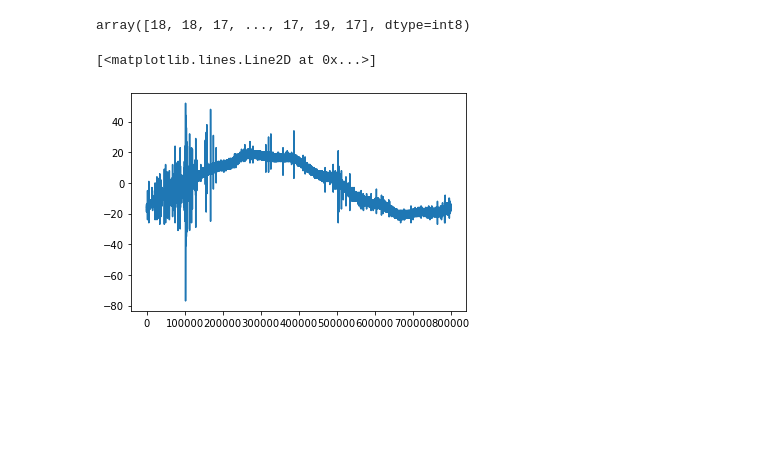
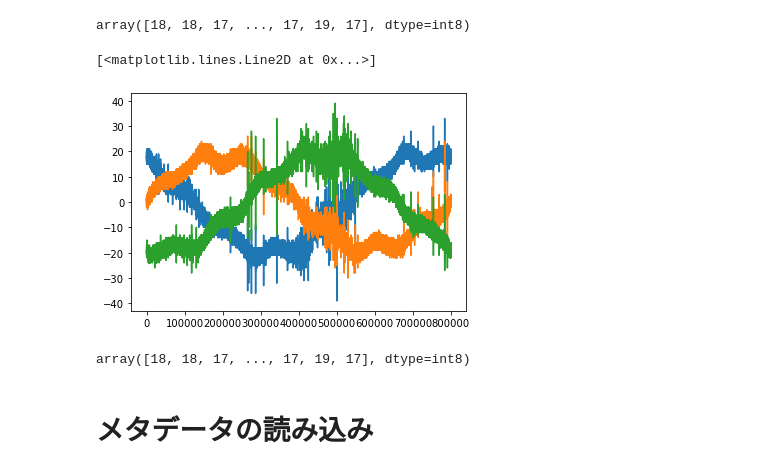
Before and after one commit to kinoren/signal, a Jupyter notebook: app/001_preprocessing.ipynb, the cells around one changed output. Drawn from its saved outputs; the diff is of its cells as text; code cells hidden in the pictures; blank space fills up the shorter version.

```diff
--- a/app/001_preprocessing.ipynb
+++ b/app/001_preprocessing.ipynb
@@ -57,8 +45,16 @@ train_X.shape
 train_X[0]
 # %% [output]
 array([18, 18, 17, ..., 17, 19, 17], dtype=int8)
-# %%
-plt.plot(train_X[3])
-# %% [output]
-[<matplotlib.lines.Line2D at 0x...>]
-[figure, removed]
+# %%
+plt.plot(train_X[0])
+plt.plot(train_X[1])
+plt.plot(train_X[2])
+# %% [output]
+[<matplotlib.lines.Line2D at 0x...>]
+[figure, added]
+# %%
+train_X[0]
+# %% [output]
+array([18, 18, 17, ..., 17, 19, 17], dtype=int8)
+# %% [markdown]
+# メタデータの読み込み
```
Also changed, not shown: parts of 24 cells of this notebook.
